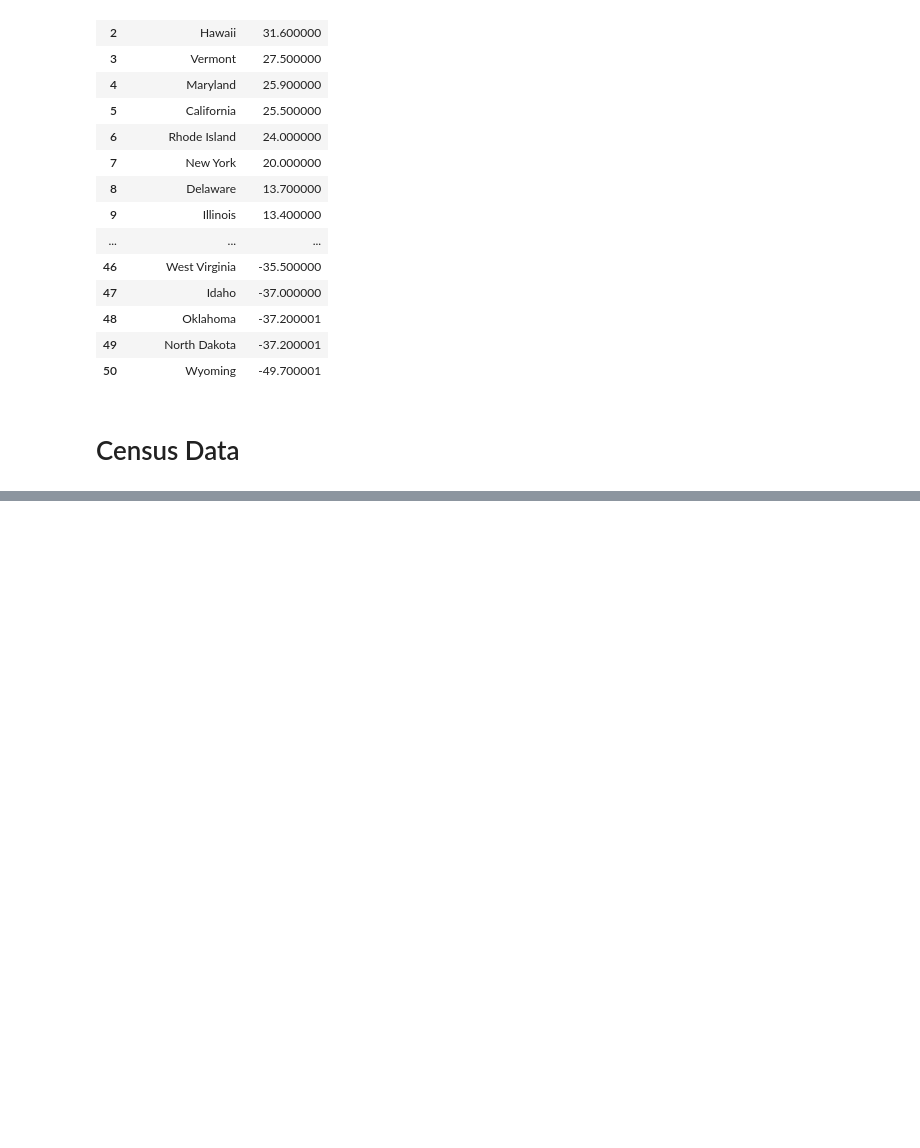
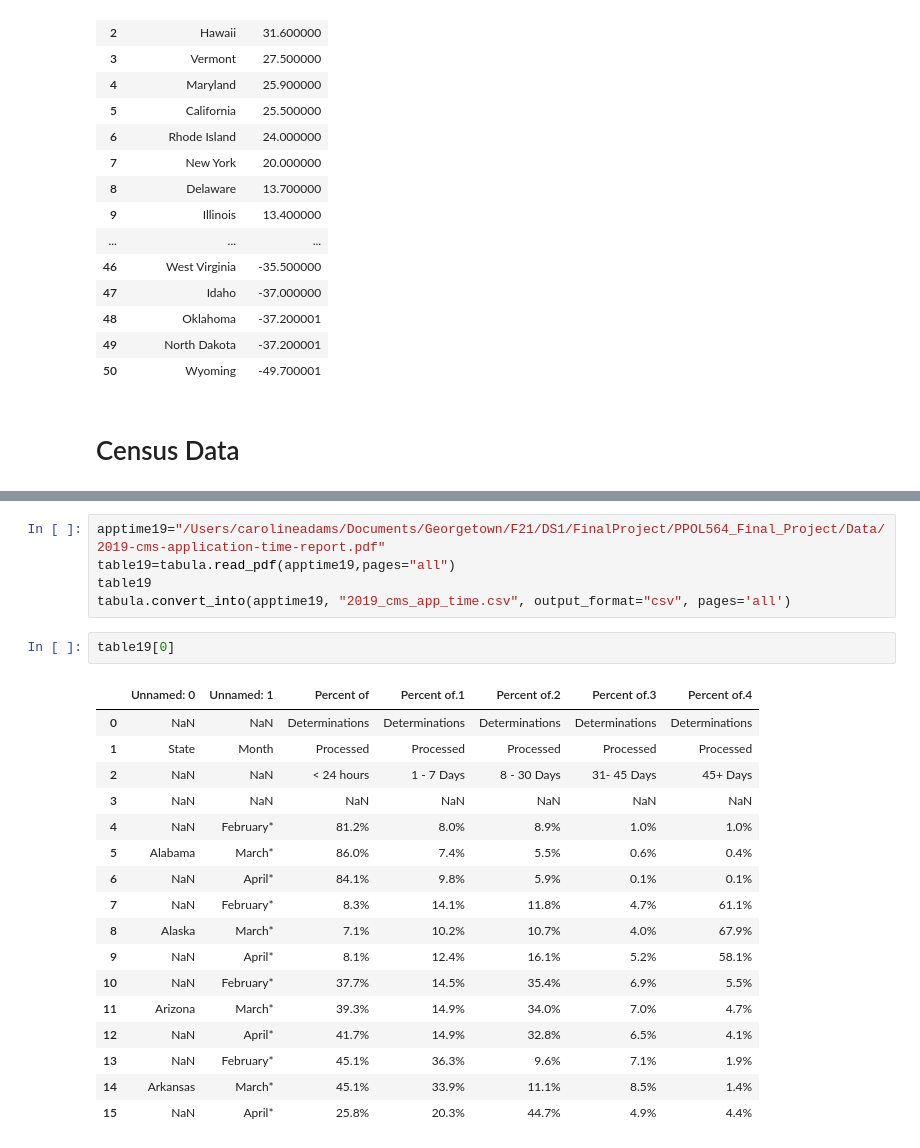
Before and after one commit to carolineeadams/Medicaid_Application_Processing_Time, a Jupyter notebook: Data Joining and Manipulation.ipynb, the cells around one changed output, grey strips where cells are left out. Saved outputs shown, nothing was run; the diff lists cells and outputs as text; blank space fills up the shorter version.

Commit message:
building on data viz, adding to data files

```diff
--- a/Data Joining and Manipulation.ipynb
+++ b/Data Joining and Manipulation.ipynb
@@ -171,0 +184,25 @@ pol_lean
+# %%
+apptime19="/Users/carolineadams/Documents/Georgetown/F21/DS1/FinalProject/PPOL564_Final_Project/Data/2019-cms-application-time-report.pdf"
+table19=tabula.read_pdf(apptime19,pages="all")
+table19
+tabula.convert_into(apptime19, "2019_cms_app_time.csv", output_format="csv", pages='all')
+# %%
+table19[0]
+# %% [output]
+|  | Unnamed: 0 | Unnamed: 1 | Percent of | Percent of.1 | Percent of.2 | Percent of.3 | Percent of.4 |
+| 0 | NaN | NaN | Determinations | Determinations | Determinations | Determinations | Determinations |
+| 1 | State | Month | Processed | Processed | Processed | Processed | Processed |
+| 2 | NaN | NaN | < 24 hours | 1 - 7 Days | 8 - 30 Days | 31- 45 Days | 45+ Days |
+| 3 | NaN | NaN | NaN | NaN | NaN | NaN | NaN |
+| 4 | NaN | February* | 81.2% | 8.0% | 8.9% | 1.0% | 1.0% |
+| 5 | Alabama | March* | 86.0% | 7.4% | 5.5% | 0.6% | 0.4% |
+| 6 | NaN | April* | 84.1% | 9.8% | 5.9% | 0.1% | 0.1% |
+| 7 | NaN | February* | 8.3% | 14.1% | 11.8% | 4.7% | 61.1% |
+| 8 | Alaska | March* | 7.1% | 10.2% | 10.7% | 4.0% | 67.9% |
+| 9 | NaN | April* | 8.1% | 12.4% | 16.1% | 5.2% | 58.1% |
+| 10 | NaN | February* | 37.7% | 14.5% | 35.4% | 6.9% | 5.5% |
+| 11 | Arizona | March* | 39.3% | 14.9% | 34.0% | 7.0% | 4.7% |
+| 12 | NaN | April* | 41.7% | 14.9% | 32.8% | 6.5% | 4.1% |
+| 13 | NaN | February* | 45.1% | 36.3% | 9.6% | 7.1% | 1.9% |
+| 14 | Arkansas | March* | 45.1% | 33.9% | 11.1% | 8.5% | 1.4% |
+| 15 | NaN | April* | 25.8% | 20.3% | 44.7% | 4.9% | 4.4% |
```
Also changed, not shown: parts of 8 cells of this notebook, 5 other files.
